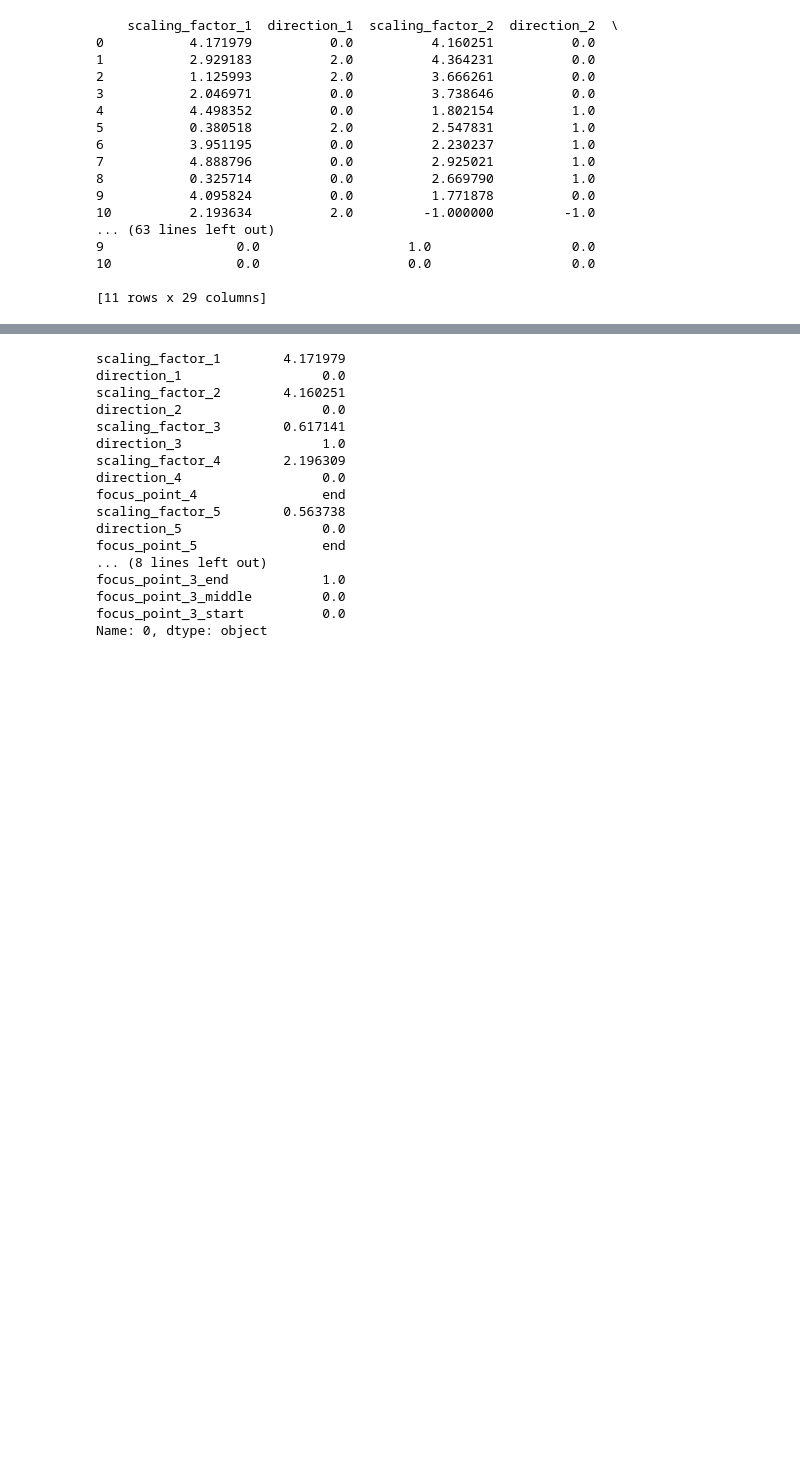
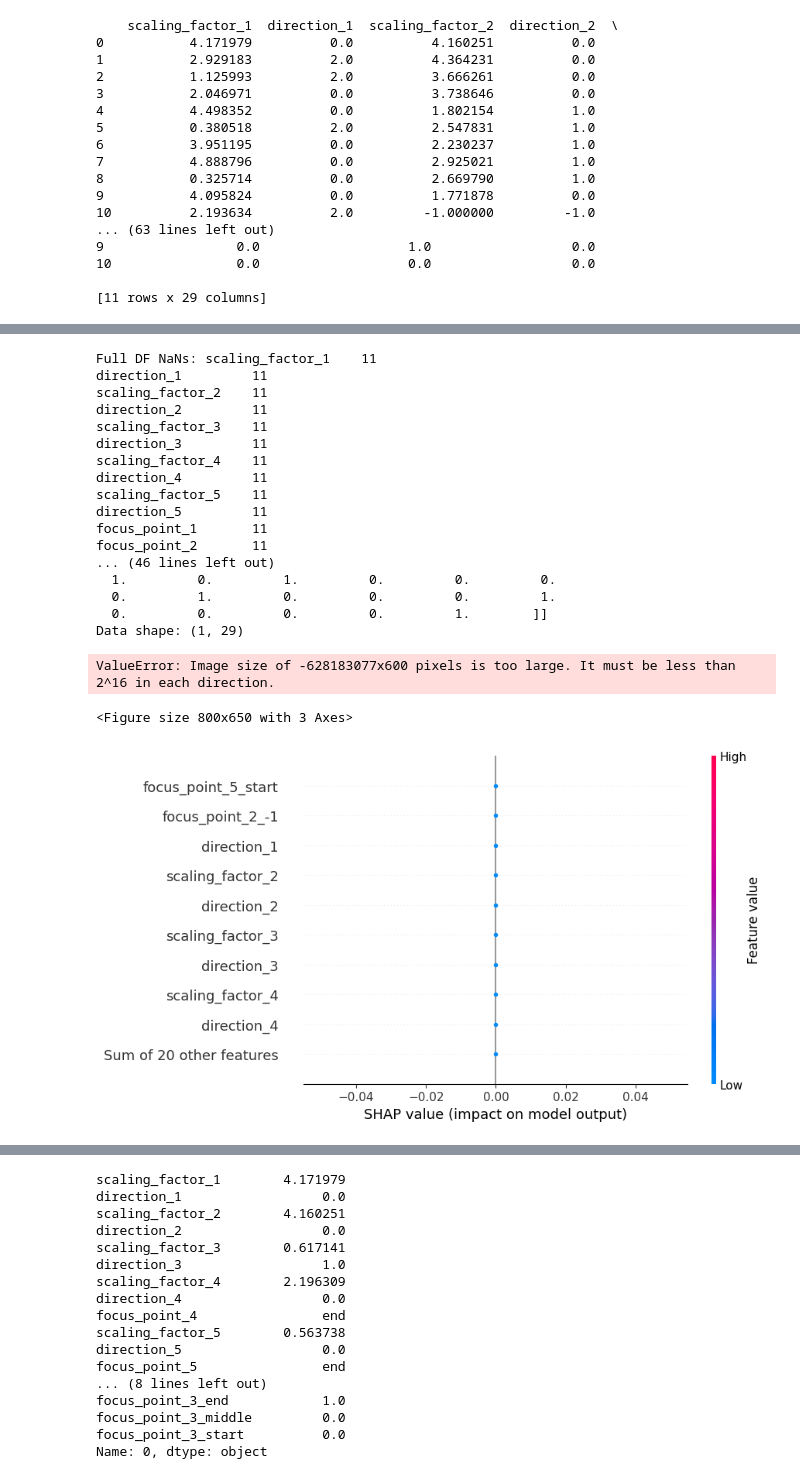
Before and after one commit to ppopiolek/CyberAML, a Jupyter notebook: notebooks/XAI_experiment.ipynb, the cells around one changed output, grey strips where cells are left out. Drawn from its saved outputs; the diff is of its cells as text; code cells hidden in the pictures; blank space fills up the shorter version.

Commit message:
debugging xai in progress

```diff
--- a/notebooks/XAI_experiment.ipynb
+++ b/notebooks/XAI_experiment.ipynb
@@ -679,4 +671,6 @@ print(encoded_df)
 10                0.0                   0.0                  0.0
 
 [11 rows x 29 columns]
+# %%
+columns = X.columns
 # %%
@@ -712,0 +713,2 @@ reverse_encode_focus_points(encoded_df, focus_point_columns, encoders)
+# %%
+X = encoded_df.iloc[[1]]
@@ -712,0 +721,9 @@ reverse_encode_focus_points(encoded_df, focus_point_columns, encoders)
+# %%
+# TODO: naprawic explainer tutaj - byc moze na poziomie predykcji cos jest skopane i nie ma wariancji?
+
+predict_wrapper = lambda X: predict(X, 0) # test
+
+explainer = shap.Explainer(predict_wrapper, X.values, feature_names = X.columns)
+
+shap_values = explainer(X)
+print(shap_values)
@@ -713,2 +745,68 @@ reverse_encode_focus_points(encoded_df, focus_point_columns, encoders)
+# %%
+import pandas as pd
+import numpy as np
+import copy
+
+def predict(xai_df, i=0, columns=columns):
+    xai_df = reverse_encode_focus_points(xai_df, columns, focus_point_columns, encoders)
+    full_df = pd.concat([xai_df, df_operations])
+
+    # Check full_df for NaNs
+    print("Full DF NaNs:", full_df.isna().sum())
+
+    median_attributes = df_to_median_attributes(full_df)
+    print("Median Attributes:", median_attributes)
+
+    all_median_flow_packets_copy = copy.deepcopy(all_median_flow_packets[i])
+    model_name = f"{captures[i]}"
+
+    accuracy = apply_attributes(median_attributes[i], all_median_flow_packets_copy, model_name)
+
+    print(f"Predicted accuracy: {accuracy}")  # Debugging print
+
+    return [accuracy]
+
+# Debugging predictions for multiple instances
+predictions = predict_wrapper(X.values)
+print("Predictions:", predictions)
+
+# Initialize SHAP explainer
+explainer = shap.Explainer(predict_wrapper, X.values, feature_names=X.columns)
+
+# Calculate SHAP values for multiple instances
+shap_values = explainer(X.iloc[:10])  # Use the first 10 instances as an example
+print("SHAP values for multiple instances:", shap_values.values)
+print("SHAP values shape:", shap_values.values.shape)
+print("Base values:", shap_values.base_values)
+print("Base values shape:", shap_values.base_values.shape)
+print("Data:", shap_values.data)
+print("Data shape:", shap_values.data.shape)
+
+# Visualize the SHAP values for the first instance
+shap.plots.waterfall(shap_values[0])
+
+# Summary plot for multiple instances
+shap.plots.beeswarm(shap_values)
+# %% [output]
+Full DF NaNs: scaling_factor_1    11
+direction_1         11
+scaling_factor_2    11
+direction_2         11
+scaling_factor_3    11
+direction_3         11
+scaling_factor_4    11
+direction_4         11
+scaling_factor_5    11
+direction_5         11
+focus_point_1       11
+focus_point_2       11
+... (46 lines left out)
+  1.         0.         1.         0.         0.         0.
+  0.         1.         0.         0.         0.         1.
+  0.         0.         0.         0.         1.        ]]
+Data shape: (1, 29)
+ValueError: Image size of -628183077x600 pixels is too large. It must be less than 2^16 in each direction.
+<Figure size 800x650 with 3 Axes>
+[figure, added]
 # %%
 import shap
```
Also changed, not shown: parts of 7 cells of this notebook.
